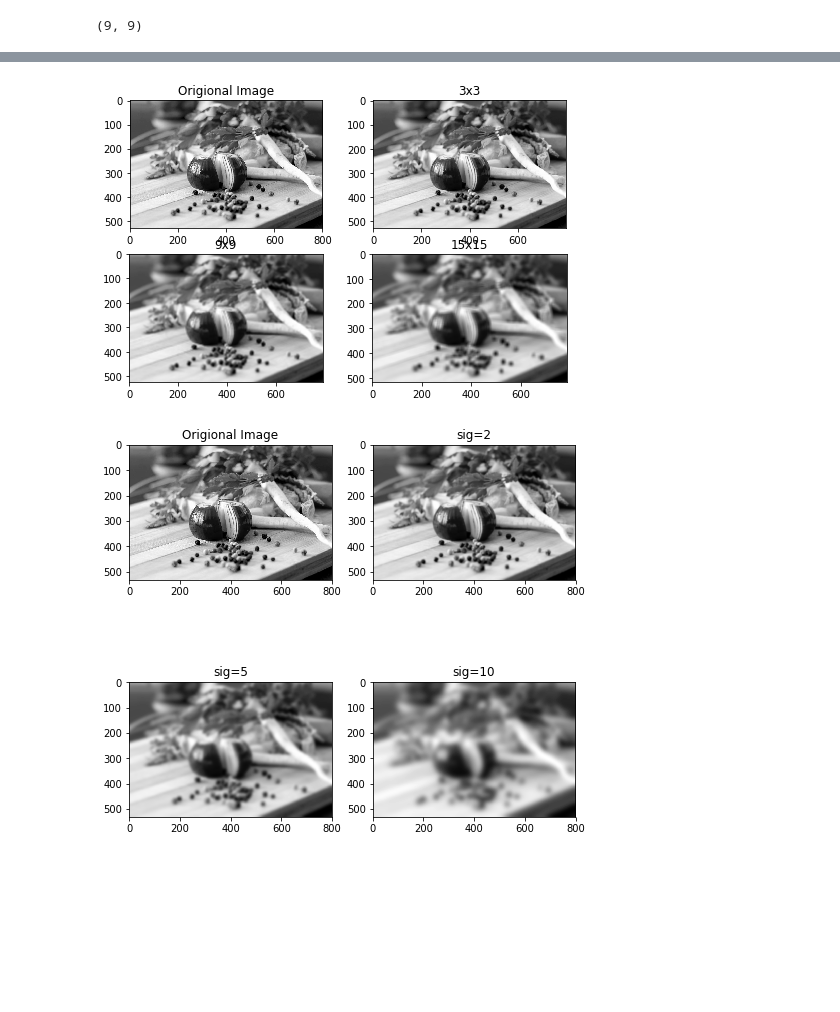
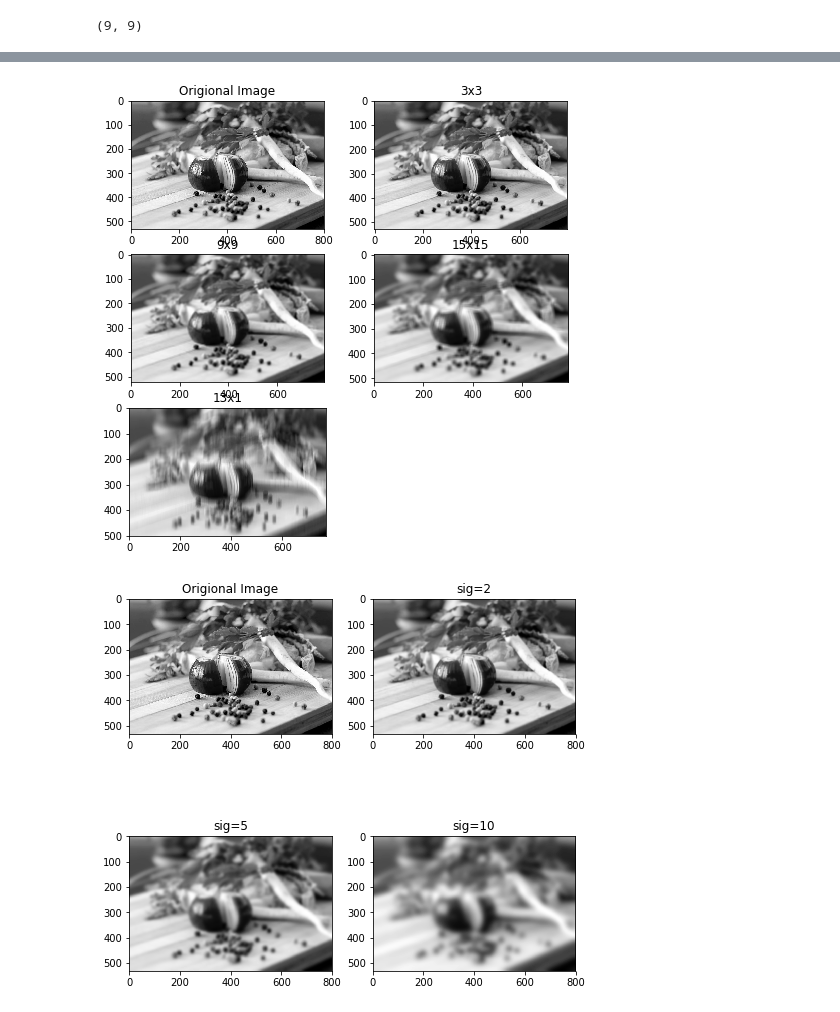
Before and after one commit to neezcha/483H2, a Jupyter notebook: 483h2.ipynb, the cells around one changed output, grey strips where cells are left out. Drawn from its saved outputs; the diff is of its cells as text; code cells hidden in the pictures; blank space fills up the shorter version.

```diff
--- a/483h2.ipynb
+++ b/483h2.ipynb
@@ -200,6 +200,17 @@ def my_convolution2d(gray_image, h):
     x = x - m + 1
     imgNew = np.zeros((y,x))
 
+    #non square h
+    if m != n:
+        if m > n:
+            hNew = np.zeros([m,m])
+        elif n > m:
+            hNew = np.zeros([n,n])
+        for i in range(m):
+            for j in range(n):
+                hNew[i][j] = h[i][j]
+        h = hNew
+
     #flip array horizontally and vertically
     np.fliplr(np.flipud(h))
 
@@ -223,8 +234,8 @@ gray_img.shape
 h33 = np.ones([3,3])
 h99 = np.ones([9,9])
 h15 = np.ones([15,15])
-# h113 = np.ones([1,13])
-# h131 = np.ones([31,1])
+h113 = np.ones([1,13])
+h131 = np.ones([31,1])
 h99.shape
 # %% [output]
 (9, 9)
@@ -232,8 +243,8 @@ h99.shape
 img33 =my_convolution2d('conv_test.jpg', h33)
 img99 = my_convolution2d('conv_test.jpg', h99)
 img15 = my_convolution2d('conv_test.jpg', h15)
-#img113 = my_convolution2d('conv_test.jpg', h113)
-#img131 = my_convolution2d('conv_test.jpg', h131)
+img113 = my_convolution2d('conv_test.jpg', h113)
+img131 = my_convolution2d('conv_test.jpg', h131)
 # %%
  # DISPALY OLD 5xNEW
 fig = plt.figure()
@@ -258,4 +269,14 @@ fig.add_subplot(3,2,4)
 plt.imshow(img15, cmap='gray')
 plt.title('15x15', fontsize=12)
 plt.imsave('conv_test_box15x15.jpg', img15, cmap='gray') # 7b
+
+fig.add_subplot(3,2,5)
+plt.imshow(img113, cmap='gray')
+plt.title('1x13', fontsize=12)
+plt.imsave('conv_test_box1x13.jpg', img15, cmap='gray') # 7b
+
+fig.add_subplot(3,2,5)
+plt.imshow(img131, cmap='gray')
+plt.title('13x1', fontsize=12)
+plt.imsave('conv_test_box13x1.jpg', img15, cmap='gray') # 7b
 # %% [output]
@@ -262,4 +285,4 @@ plt.imsave('conv_test_box15x15.jpg', img15, cmap='gray') # 7b
-[figure, old version]
+[figure, new version]
 # %%
 # 7c
 # use a prebuilt functioln from a library, use Gaussian filter with standard deviations sigma = 2, 5, 10
```
Also changed, not shown: parts of 4 cells of this notebook, 2 other files.
